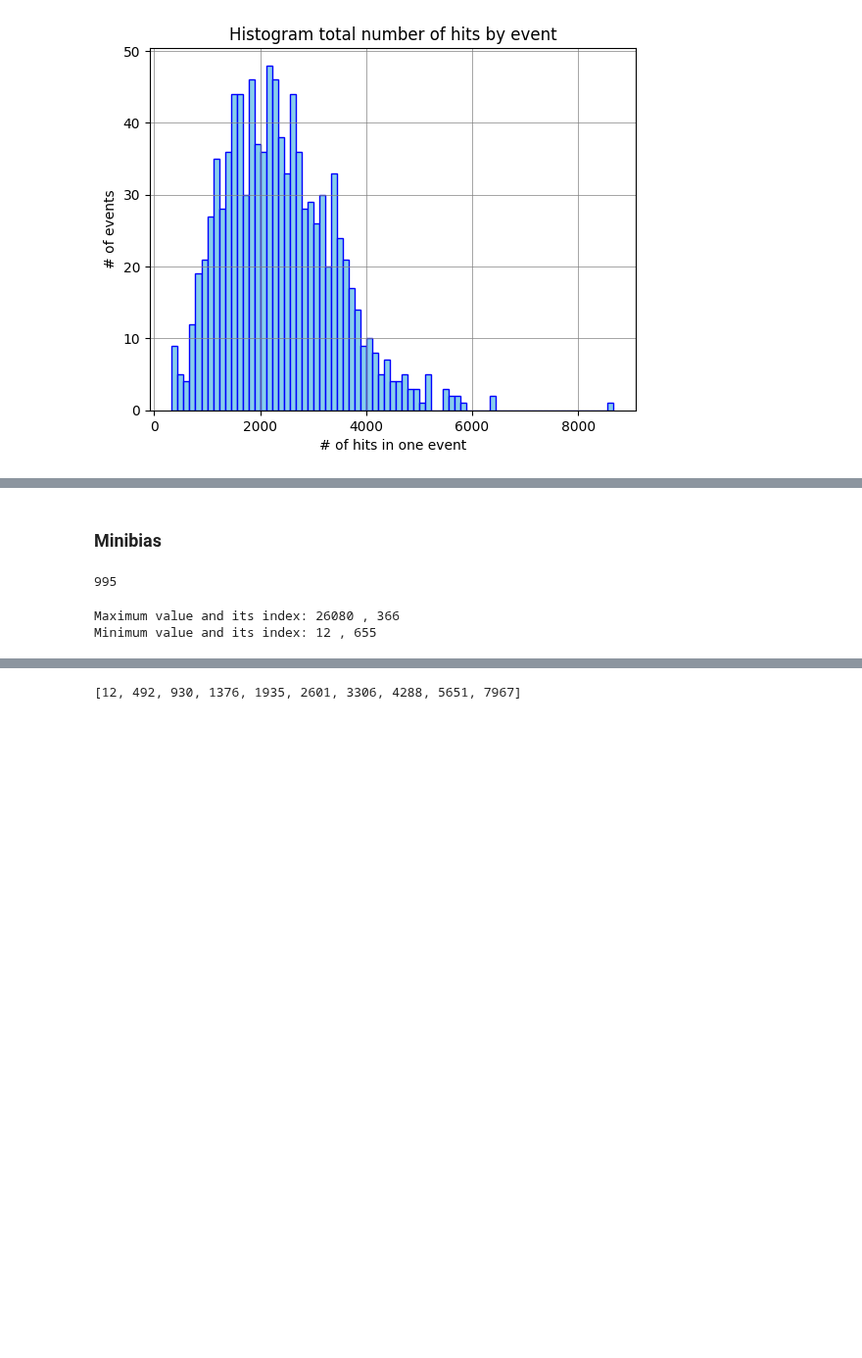
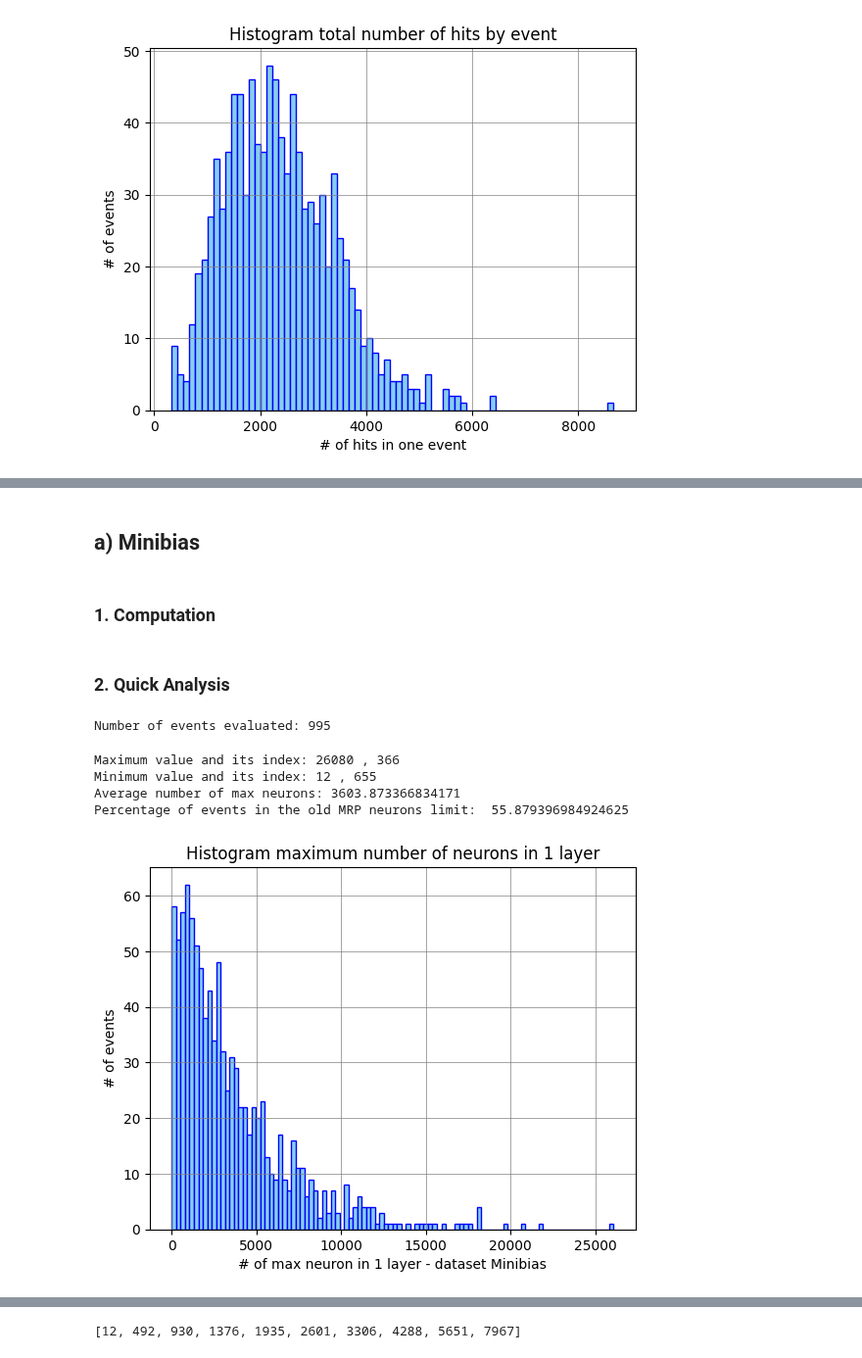
Before and after one commit to alawaree/Code_Thesis_HopfieldNetwork_VELO, a Jupyter notebook: data_analysis/neurons_count.ipynb, the cells around one changed output, grey strips where cells are left out. Shown at 98% size. Drawn from its saved outputs; the diff is of its cells as text; code cells hidden in the pictures; blank space fills up the shorter version.

```diff
--- a/data_analysis/neurons_count.ipynb
+++ b/data_analysis/neurons_count.ipynb
@@ -56,4 +57,22 @@ def load_event(file_name, plot_event=False):
             modules_odd.append(modules[i])
 
     return json_data_event, modules
+# %%
+def get_min_max_values(list):
+    maximum = list[0]
+    minimum = list[0]
+    index_max = 0
+    index_min = 0
+
+    for i, n in enumerate(list):
+        if n > maximum:
+            maximum = n
+            index_max = i
+
+        if n < minimum:
+            minimum = n
+            index_min = i
+
+    print('Maximum value and its index:', maximum,',',index_max)
+    print('Minimum value and its index:',minimum,',',index_min)
 # %% [markdown]
@@ -272,7 +291,9 @@ def load_event(file_name, plot_event=False):
 
     return json_data_event, (modules_even, modules_odd)
 # %% [markdown]
-### Minibias
+## a) Minibias
+# %% [markdown]
+### 1. Computation
 # %%
 file_name = project_root + "/datasets/minibias/velo_event_"
 
@@ -312,20 +333,36 @@ while count < nr_events:
 
         max_neurons_list.append(max_neurons)
         count = count + 1
+# %% [markdown]
+### 2. Quick Analysis
 # %%
-print(len(max_neurons_list))
+print("Number of events evaluated:", len(max_neurons_list))
 # %% [output]
-995
+Number of events evaluated: 995
 # %%
-#plt.hist(max_neurons_list,color = "skyblue", edgecolor='blue',bins=100)
-#plt.xlabel('# of max neuron in 1 layer - dataset Minibias')
-#plt.ylabel('# of events')
-#plt.grid(True, color='grey', linewidth=0.5)
-#plt.title('Histogram maximum number of neurons in 1 layer')
-#plt.show()
-#print('Max neurons in one layer')
+# Quick analysis
+get_min_max_values(max_neurons_list)
 
-get_min_max_values(max_neurons_list)
+mean = sum(max_neurons_list)/len(max_neurons_list)-1
+print("Average number of max neurons:", mean)
+
+counter=0
+for value in max_neurons_list:
+    if value > 2200:
+        counter +=1
+
+percentage_old_limit = (counter / len(max_neurons_list))*100
+print("Percentage of events in the old MRP neurons limit: ", percentage_old_limit)
+
+plt.hist(max_neurons_list,color = "skyblue", edgecolor='blue',bins=100)
+plt.xlabel('# of max neuron in 1 layer - dataset Minibias')
+plt.ylabel('# of events')
+plt.grid(True, color='grey', linewidth=0.5)
+plt.title('Histogram maximum number of neurons in 1 layer')
+plt.show()
 # %% [output]
 Maximum value and its index: 26080 , 366
 Minimum value and its index: 12 , 655
+Average number of max neurons: 3603.873366834171
+Percentage of events in the old MRP neurons limit:  55.879396984924625
+[figure, added]
```
Also changed, not shown: parts of 34 cells of this notebook, 8 other files.
